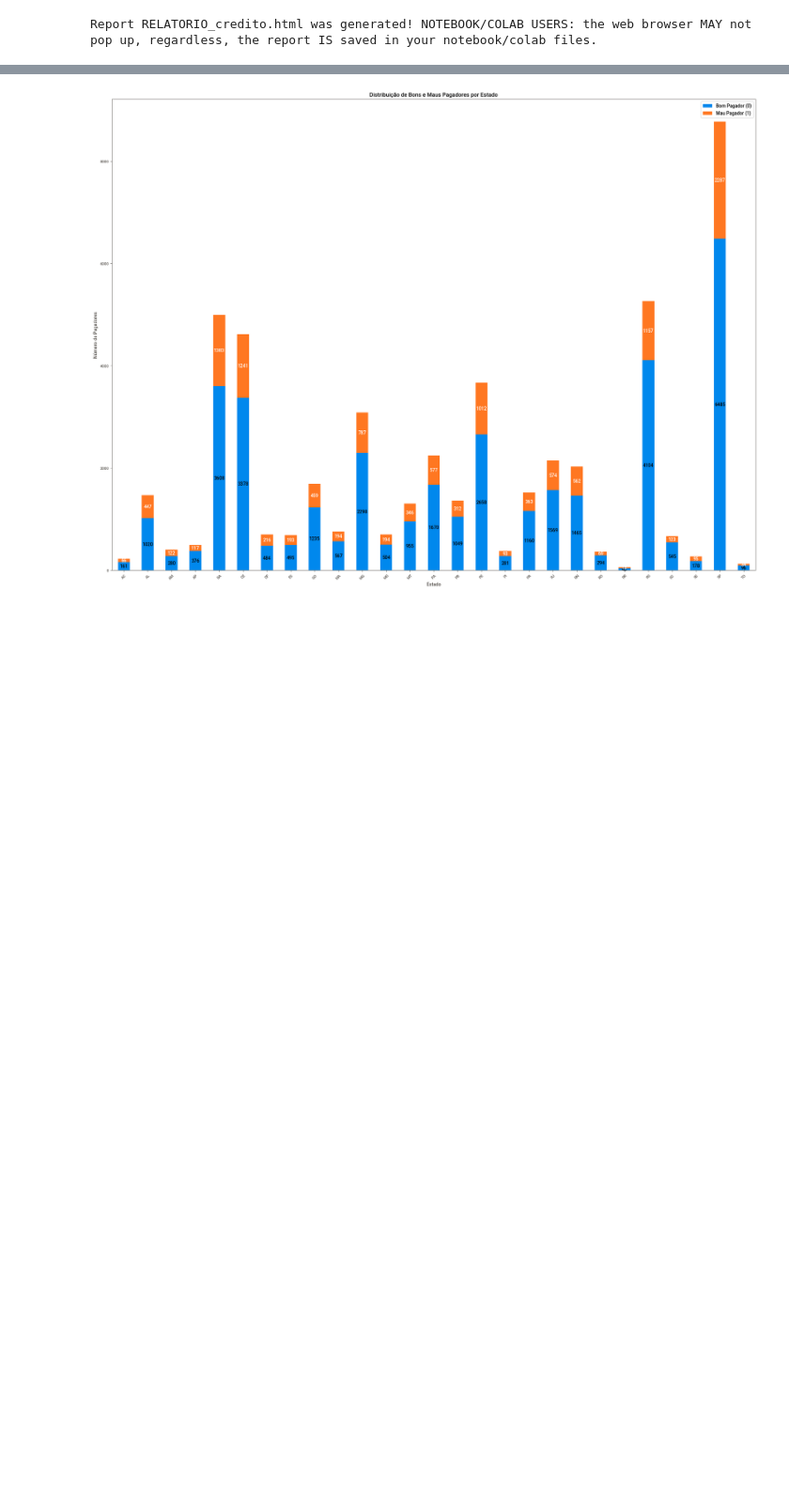
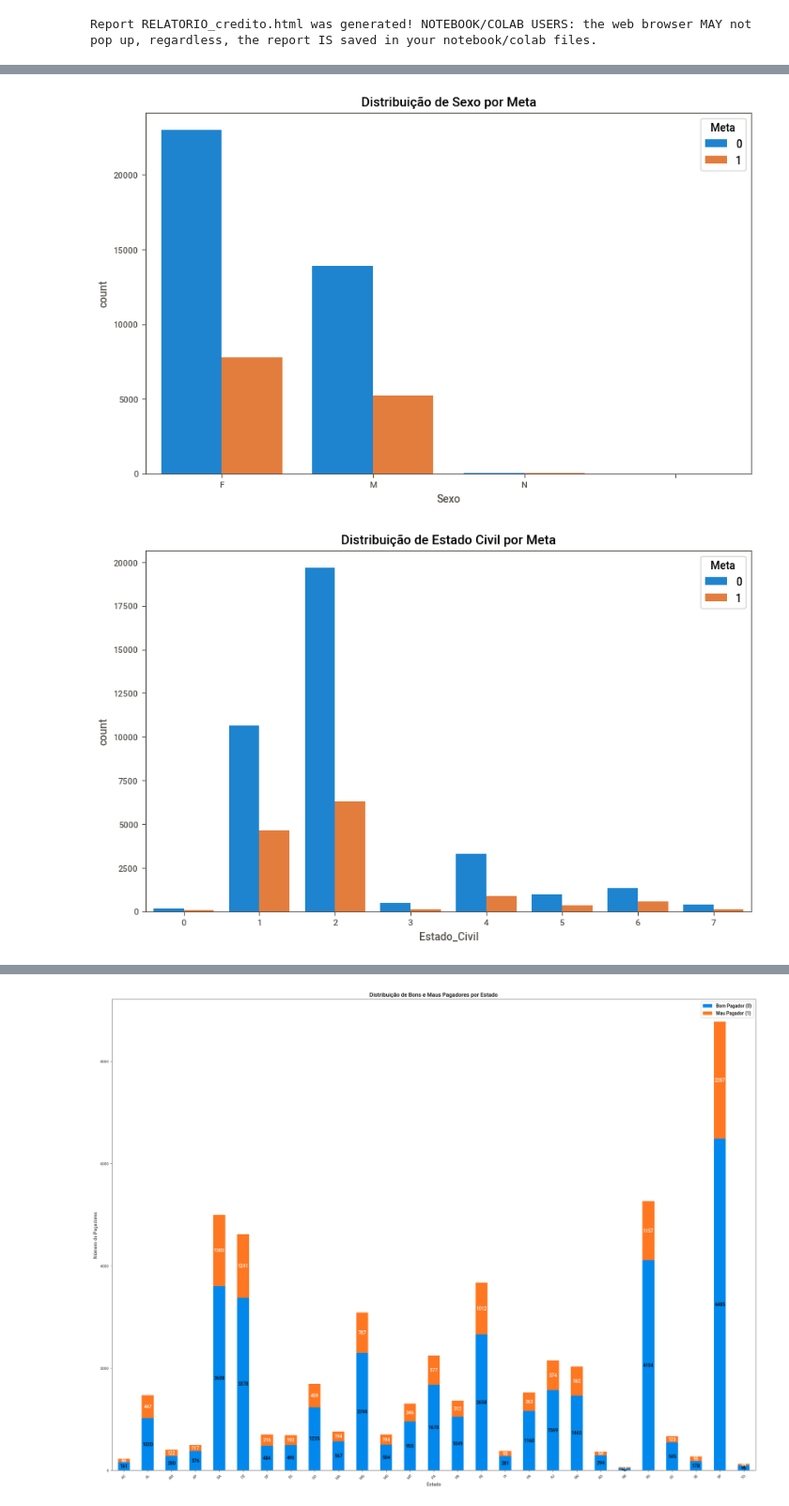
Before and after one commit to friozi/Data-processing-with-python, a Jupyter notebook: Trabalho_final_Python.ipynb, the cells around one changed output, grey strips where cells are left out. Shown: that part at 94% size. Drawn from its saved outputs; the diff is of its cells as text; code cells hidden in the pictures; blank space fills up the shorter version.

```diff
--- a/Trabalho_final_Python.ipynb
+++ b/Trabalho_final_Python.ipynb
@@ -80,6 +81,3 @@ dados = pd.DataFrame({
     'Nivel_Educacional': nivel_educacional,
     'Meta': meta
 })
-
-
-dados = dados.dropna()
@@ -155,0 +84,32 @@ plt.show()
+# %%
+import seaborn as sns
+import matplotlib.pyplot as plt
+
+# Gráficos de barras
+plt.figure(figsize=(10, 6))
+
+# Sexo vs Meta
+sns.countplot(data=dados, x='Sexo', hue='Meta')
+plt.title('Distribuição de Sexo por Meta')
+plt.show()
+
+# Estado Civil vs Meta
+plt.figure(figsize=(10, 6))
+sns.countplot(data=dados, x='Estado_Civil', hue='Meta')
+plt.title('Distribuição de Estado Civil por Meta')
+plt.show()
+
+# Dependentes vs Meta
+plt.figure(figsize=(10, 6))
+sns.countplot(data=dados, x='Dependentes', hue='Meta')
+plt.title('Distribuição de Dependentes por Meta')
+plt.show()
+
+# Nível Educacional vs Meta
+plt.figure(figsize=(10, 6))
+sns.countplot(data=dados, x='Nivel_Educacional', hue='Meta')
+plt.title('Distribuição de Nível Educacional por Meta')
+plt.show()
+# %% [output]
+[figure, added]
+[figure, added]
```
Also changed, not shown: parts of 15 cells of this notebook.
